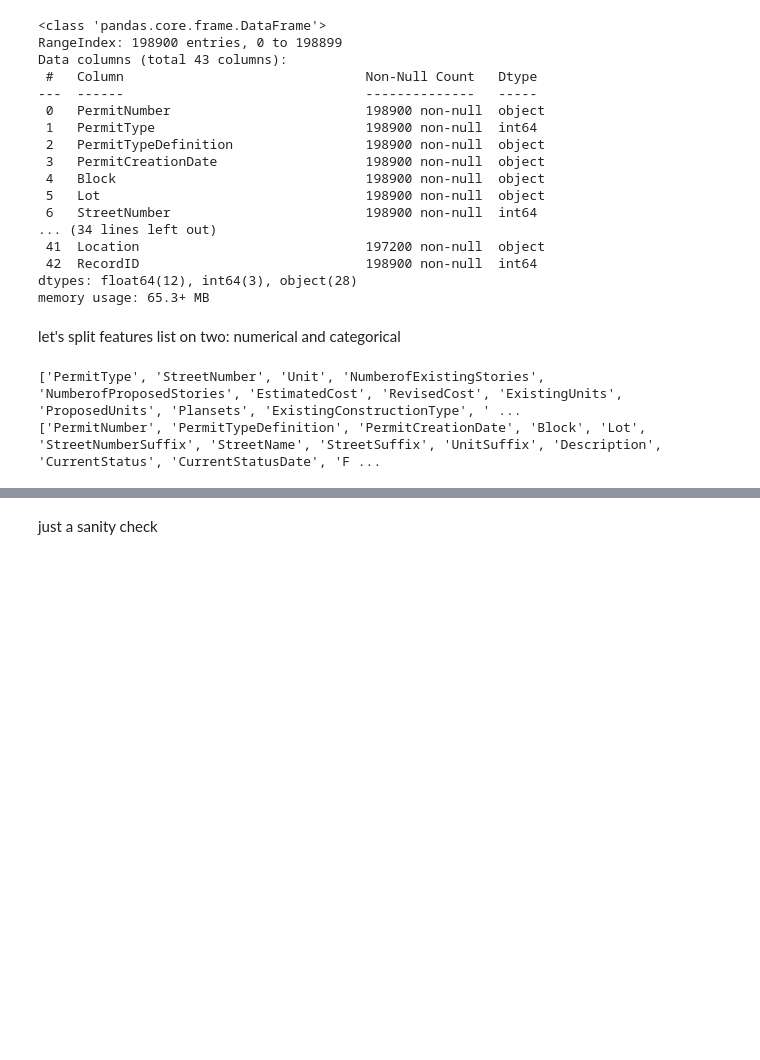
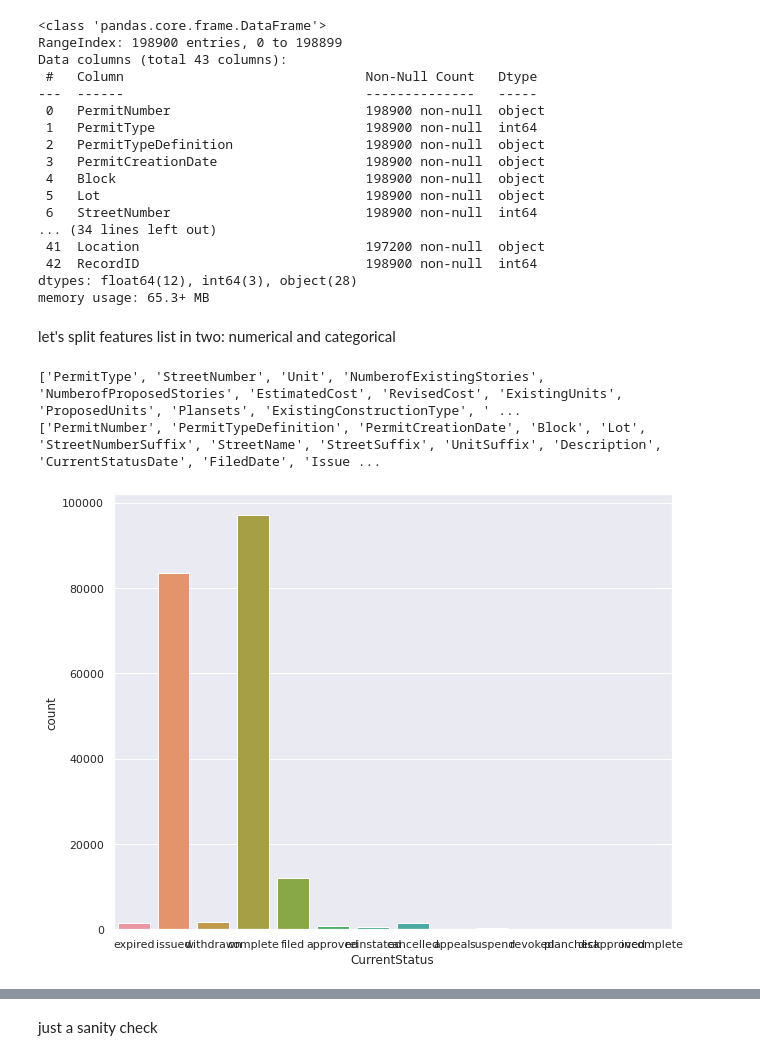
Before and after one commit to Suraba03/ml_san_francisco_permits, a Jupyter notebook: san_fancisco.ipynb, the cells around one changed output, grey strips where cells are left out. Cells and saved outputs as stored; diff of their text form; code cells hidden in the pictures; blank space fills up the shorter version.

```diff
--- a/san_fancisco.ipynb
+++ b/san_fancisco.ipynb
@@ -70,12 +55,14 @@ Data columns (total 43 columns):
 dtypes: float64(12), int64(3), object(28)
 memory usage: 65.3+ MB
 # %% [markdown]
-let's split features list on two: numerical and categorical
+let's split features list in two: numerical and categorical
 # %%
 num_cols = [col for col in df.columns if "int" in str(df[col].dtype) or "float" in str(df[col].dtype)]
-cat_cols = [col for col in df.columns if "object" == str(df[col].dtype)]
+cat_cols = [col for col in df.columns if "object" == str(df[col].dtype) and col != "CurrentStatus"]
 print(num_cols)
 print(cat_cols)
 # %% [output]
 ['PermitType', 'StreetNumber', 'Unit', 'NumberofExistingStories', 'NumberofProposedStories', 'EstimatedCost', 'RevisedCost', 'ExistingUnits', 'ProposedUnits', 'Plansets', 'ExistingConstructionType', ' ...
-['PermitNumber', 'PermitTypeDefinition', 'PermitCreationDate', 'Block', 'Lot', 'StreetNumberSuffix', 'StreetName', 'StreetSuffix', 'UnitSuffix', 'Description', 'CurrentStatus', 'CurrentStatusDate', 'F ...
+['PermitNumber', 'PermitTypeDefinition', 'PermitCreationDate', 'Block', 'Lot', 'StreetNumberSuffix', 'StreetName', 'StreetSuffix', 'UnitSuffix', 'Description', 'CurrentStatusDate', 'FiledDate', 'Issue ...
+# %%
+target = "CurrentStatus"
@@ -81,0 +71,5 @@ print(cat_cols)
+# %%
+sns.set(rc={'figure.figsize':(10,8)})
+sns.countplot(x=target, data=df);
+# %% [output]
+[figure, added]
```
Also changed, not shown: parts of 10 cells of this notebook.
